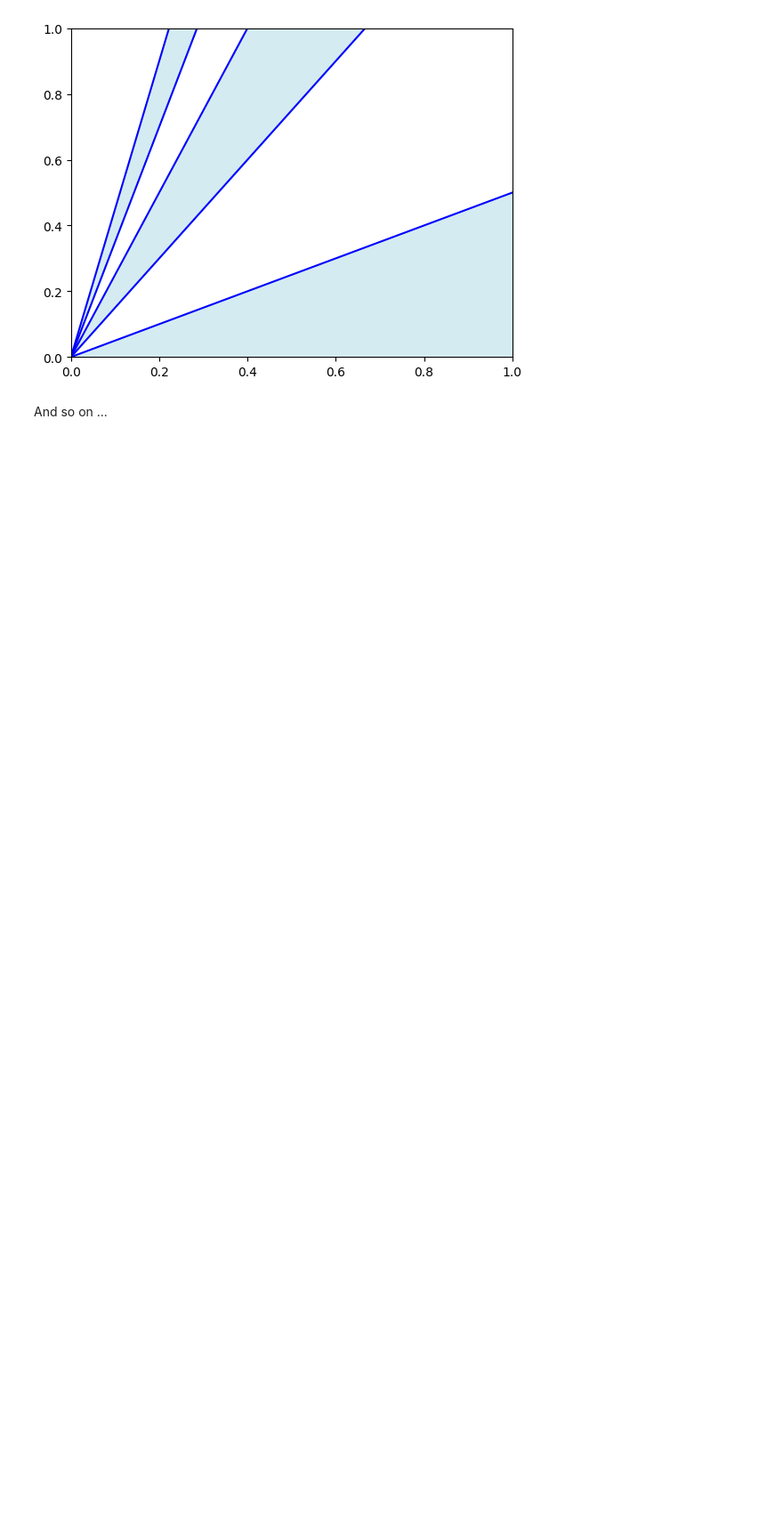
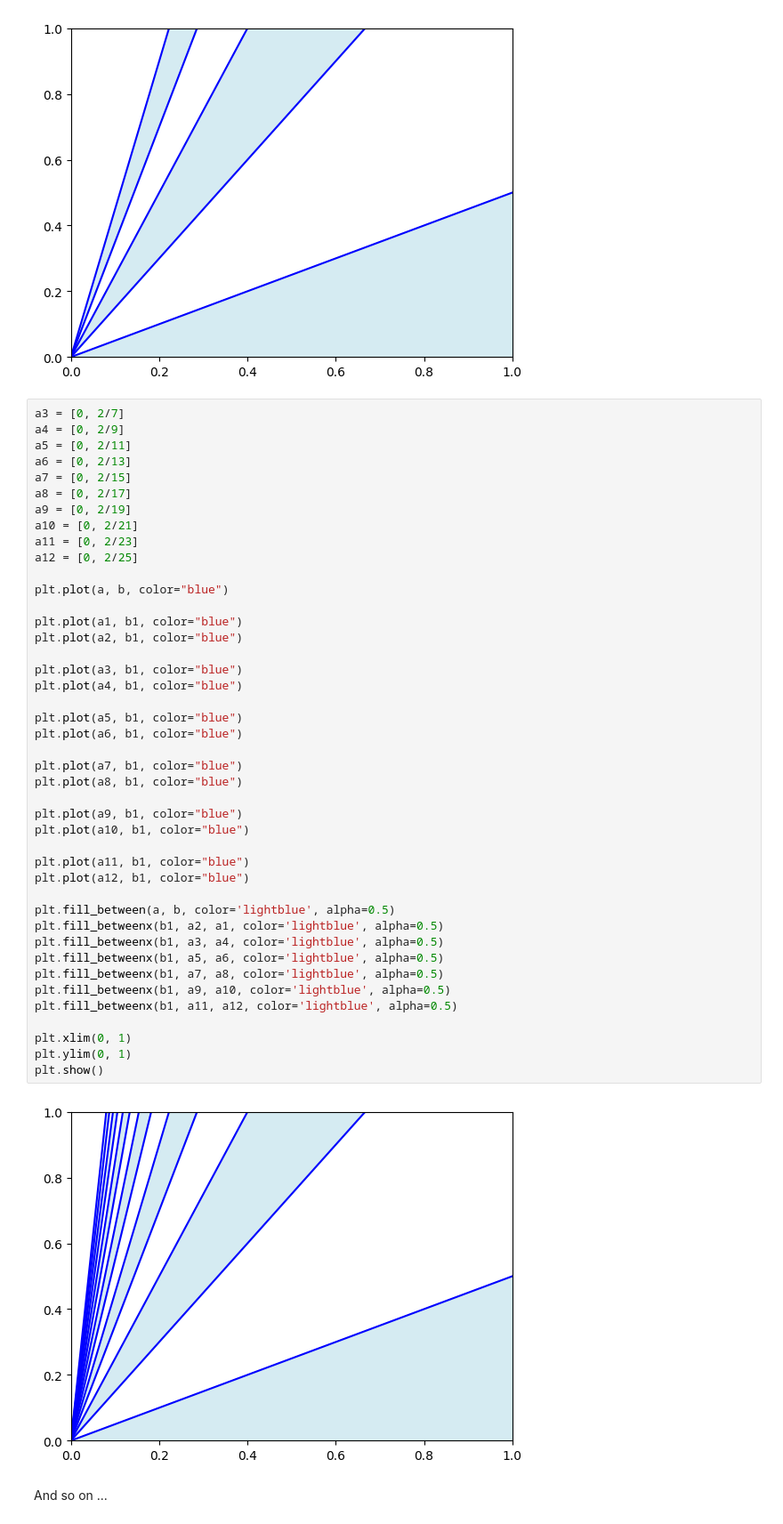
Before and after one commit to TirthrajSG/round-random-fraction, a Jupyter notebook: solution.ipynb, the cells around one changed output. Shown at 89% size. Cells and saved outputs as stored; diff of their text form; blank space fills up the shorter version.

```diff
--- a/solution.ipynb
+++ b/solution.ipynb
@@ -80,6 +80,51 @@ plt.ylim(0, 1)
 plt.show()
 # %% [output]
 [figure]
+# %%
+a3 = [0, 2/7]
+a4 = [0, 2/9]
+a5 = [0, 2/11]
+a6 = [0, 2/13]
+a7 = [0, 2/15]
+a8 = [0, 2/17]
+a9 = [0, 2/19]
+a10 = [0, 2/21]
+a11 = [0, 2/23]
+a12 = [0, 2/25]
+
+plt.plot(a, b, color="blue")
+
+plt.plot(a1, b1, color="blue")
+plt.plot(a2, b1, color="blue")
+
+plt.plot(a3, b1, color="blue")
+plt.plot(a4, b1, color="blue")
+
+plt.plot(a5, b1, color="blue")
+plt.plot(a6, b1, color="blue")
+
+plt.plot(a7, b1, color="blue")
+plt.plot(a8, b1, color="blue")
+
+plt.plot(a9, b1, color="blue")
+plt.plot(a10, b1, color="blue")
+
+plt.plot(a11, b1, color="blue")
+plt.plot(a12, b1, color="blue")
+
+plt.fill_between(a, b, color='lightblue', alpha=0.5)
+plt.fill_betweenx(b1, a2, a1, color='lightblue', alpha=0.5)
+plt.fill_betweenx(b1, a3, a4, color='lightblue', alpha=0.5)
+plt.fill_betweenx(b1, a5, a6, color='lightblue', alpha=0.5)
+plt.fill_betweenx(b1, a7, a8, color='lightblue', alpha=0.5)
+plt.fill_betweenx(b1, a9, a10, color='lightblue', alpha=0.5)
+plt.fill_betweenx(b1, a11, a12, color='lightblue', alpha=0.5)
+
+plt.xlim(0, 1)
+plt.ylim(0, 1)
+plt.show()
+# %% [output]
+[figure, added]
 # %% [markdown]
 And so on ...
 # %%
```
Also changed, not shown: parts of 3 cells of this notebook.
